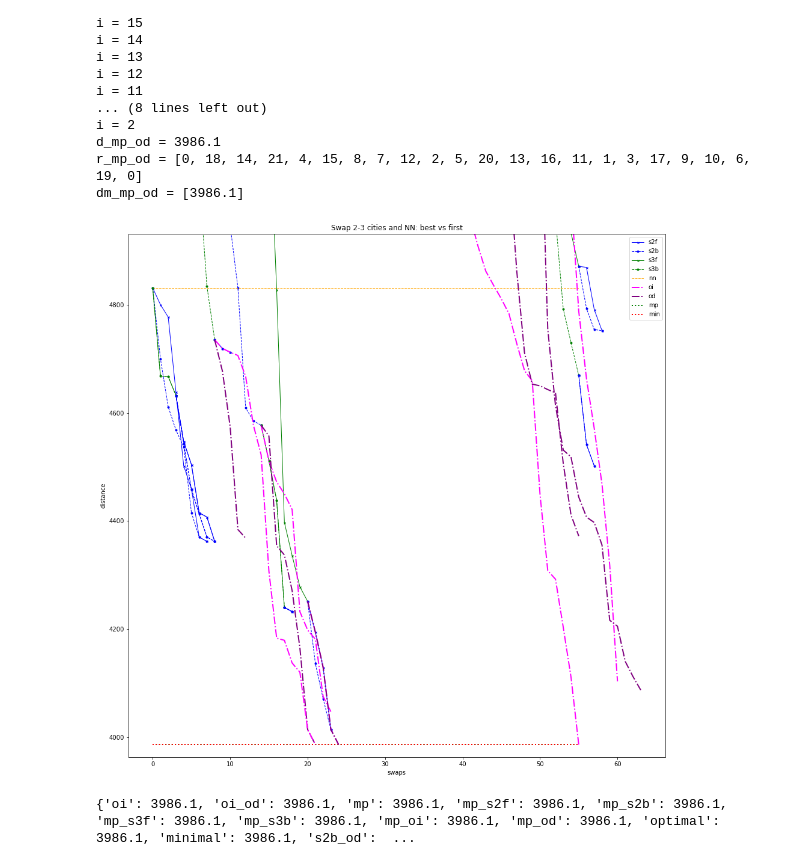
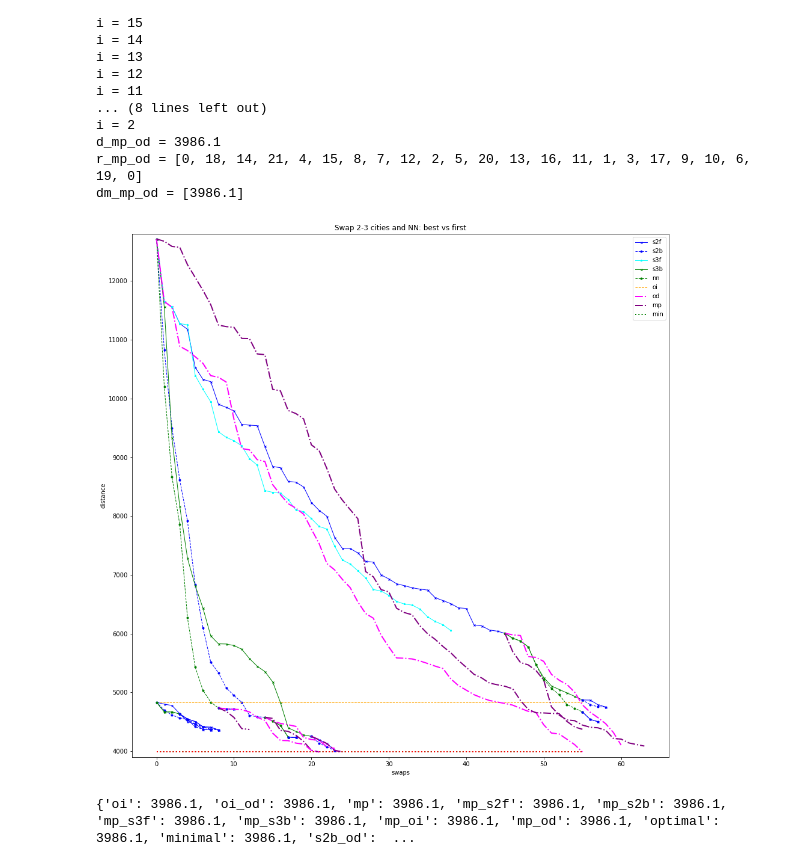
Before and after one commit to ysereda/Traveling_Salesman, a Jupyter notebook: Traveling_Salesman.ipynb, the cells around one changed output. Cells and saved outputs as stored; diff of their text form; code cells hidden in the pictures.

```diff
--- a/Traveling_Salesman.ipynb
+++ b/Traveling_Salesman.ipynb
@@ -672,0 +719,14 @@ Distance = 4577.1
+# %%
+init()
+d_in = d_min
+dm_s2a = [d_min]; i_s2a=[0]; j_s2a=[0];
+s2a()
+ver(r)
+print("dm_s2a =",dm_s2a)
+print("d_s2a =",d_s2a)
+print("r_s2a =",r_s2a)
+print("i_s2a =",i_s2a)
+print("j_s2a =",j_s2a)
+if d_min < d_in:
+    plt.figure(1, figsize=(10,10))
+    plt.plot(dm_s2a)
@@ -2873,6 +2952,12 @@ r_s2b = [0, 18, 14, 12, 7, 8, 15, 4, 21, 2, 10, 9, 17, 6, 3, 1, 11, 16, 13, 19,
 i_s2b = [0, 3, 1, 11, 5, 6, 9, 13, 4, 5, 16, 12, 13, 2, 11]
 j_s2b = [0, 12, 18, 17, 21, 15, 14, 18, 7, 8, 17, 14, 15, 9, 12]
 dc_s2b = [0, -1883.0, -1337.0, -878.0, -699.0, -1083.0, -735.0, -583.6, -182.39999999999998, -255.0, -130.0, -115.89999999999998, -222.0, -24.0, -8.0]
+
+dm_s2a = [12713.0, 11648.4, 11558.4, 11274.0, 11252.0, 10390.0, 10157.0, 9943.0, 9433.0, 9339.0, 9280.0, 9196.0, 8978.0, 8866.0, 8432.4, 8403.4, 8388.4, 8281.4, 8100.4, 8075.4, 7956.4, 7822.4, 7779.4, 7488.4, 7252.4, 7185.4, 7069.4, 6946.4, 6750.0, 6725.0, 6651.0, 6548.0, 6503.0, 6485.0, 6420.0, 6285.1, 6206.1, 6149.1, 6052.1]
+d_s2a = 6052.1
+r_s2a = [0, 6, 19, 2, 18, 14, 7, 12, 10, 9, 17, 3, 1, 21, 4, 15, 8, 11, 16, 13, 20, 5, 0]
+i_s2a = [0, 1, 1, 1, 1, 1, 1, 1, 2, 3, 3, 4, 4, 4, 5, 6, 8, 8, 9, 11, 13, 13, 13, 13, 1, 3, 4, 6, 1, 2, 4, 17, 5, 2, 6, 8, 1, 1, 1]
+j_s2a = [0, 2, 3, 12, 14, 16, 18, 20, 5, 8, 14, 6, 11, 17, 11, 8, 14, 16, 10, 12, 17, 19, 20, 21, 3, 20, 10, 21, 6, 21, 5, 19, 8, 4, 7, 9, 4, 3, 2]
 
 dm_s3f = [12713.0, 11558.4, 9330.0, 8164.0, 7281.1, 6814.1, 6432.1, 5961.1, 5826.1, 5823.0, 5797.1, 5735.1, 5575.6, 5445.0, 5354.0, 5179.0, 4828.0, 4397.0, 4336.0, 4278.1, 4251.1]
 d_s3f = 4251.1
@@ -3356,6 +3441,7 @@ plt.figure(1, figsize=(16,16))
 plt.title('Swap 2-3 cities and NN: best vs first', loc='center')
 plt.plot(dm_s2f, color='blue', marker='x', linestyle='solid', linewidth=1, markersize=3)
 plt.plot(dm_s2b, color='blue', marker='o', linestyle='dashed', linewidth=1, markersize=3)
+plt.plot(dm_s2a, color='cyan', marker='*', linestyle='solid', linewidth=1, markersize=3)
 plt.plot(dm_s3f, color='green', marker='x', linestyle='solid', linewidth=1, markersize=3)
 plt.plot(dm_s3b, color='green', marker='o', linestyle='dashed', linewidth=1, markersize=3)
 plt.plot(np.array([d_nn]*max(len(dm_oi),len(dm_od))), color='orange', linestyle='dashed', linewidth=1)
@@ -3482,35 +3568,35 @@ if d_s2b_oi < d_s2b:
 if d_s2b_od < d_s2b:
     plt.plot(np.arange(len(dm_s2b)-1, len(dm_s2b)+len(dm_s2b_od)-1), dm_s2b_od, color='purple', linestyle='dashdot', linewidth=2)
 if d_s3f_oi < d_s3f:
     plt.plot(np.arange(len(dm_s3f)-1, len(dm_s3f)+len(dm_s3f_oi)-1), dm_s3f_oi, color='magenta', linestyle='dashdot', linewidth=2)
 if d_s3f_od < d_s3f:
     plt.plot(np.arange(len(dm_s3f)-1, len(dm_s3f)+len(dm_s3f_od)-1), dm_s3f_od, color='purple', linestyle='dashdot', linewidth=2)
 if d_s3b_oi < d_s3b:
     plt.plot(np.arange(len(dm_s3b)-1, len(dm_s3b)+len(dm_s3b_oi)-1), dm_s3b_oi, color='magenta', linestyle='dashdot', linewidth=2)
 if d_s3b_od < d_s3b:
     plt.plot(np.arange(len(dm_s3b)-1, len(dm_s3b)+len(dm_s3b_od)-1), dm_s3b_od, color='purple', linestyle='dashdot', linewidth=2)
 
 if d_mp_s2f < d_mp:
     plt.plot(dm_mp_s2f, color='blue', marker='x', linestyle='solid', linewidth=1, markersize=3)
 if d_mp_s2b < d_mp:
     plt.plot(dm_mp_s2b, color='blue', marker='o', linestyle='dashed', linewidth=1, markersize=3)
 if d_mp_s3f < d_mp:
     plt.plot(dm_mp_s3f, color='green', marker='x', linestyle='solid', linewidth=1, markersize=3)
 if d_mp_s3b < d_mp:
     plt.plot(dm_mp_s3b, color='green', marker='o', linestyle='dashed', linewidth=1, markersize=3)
 if d_mp_oi < d_mp:
     plt.plot(dm_mp_oi, color='purple', linestyle='dashdot', linewidth=2)
 if d_mp_od < d_mp:
     plt.plot(dm_mp_od, color='magenta', linestyle='dashdot', linewidth=2)
 
 plt.xlabel("swaps")
 plt.ylabel("distance")
-#y_min = d_minimal - d_minimal % 100; y_max = dm_s2f[0] - dm_s2f[0] % 100 + 100
-y_min = d_minimal-23; y_max = d_nn+100 # shorter paths
+y_min = d_minimal - d_minimal % 100; y_max = dm_s2f[0] - dm_s2f[0] % 100 + 100
+#y_min = d_minimal-23; y_max = d_nn+100 # shorter paths
 plt.ylim([y_min, y_max])
 plt.legend(["s2f", "s2b", "s3f", "s3b", "nn", "oi", "od", "mp", "min"])
 plt.show()
 # %% [output]
-[figure, old version]
+[figure, new version]
 # %%
 d_best = {"nn":d_nn,
```
Also changed, not shown: parts of 4 cells of this notebook.
